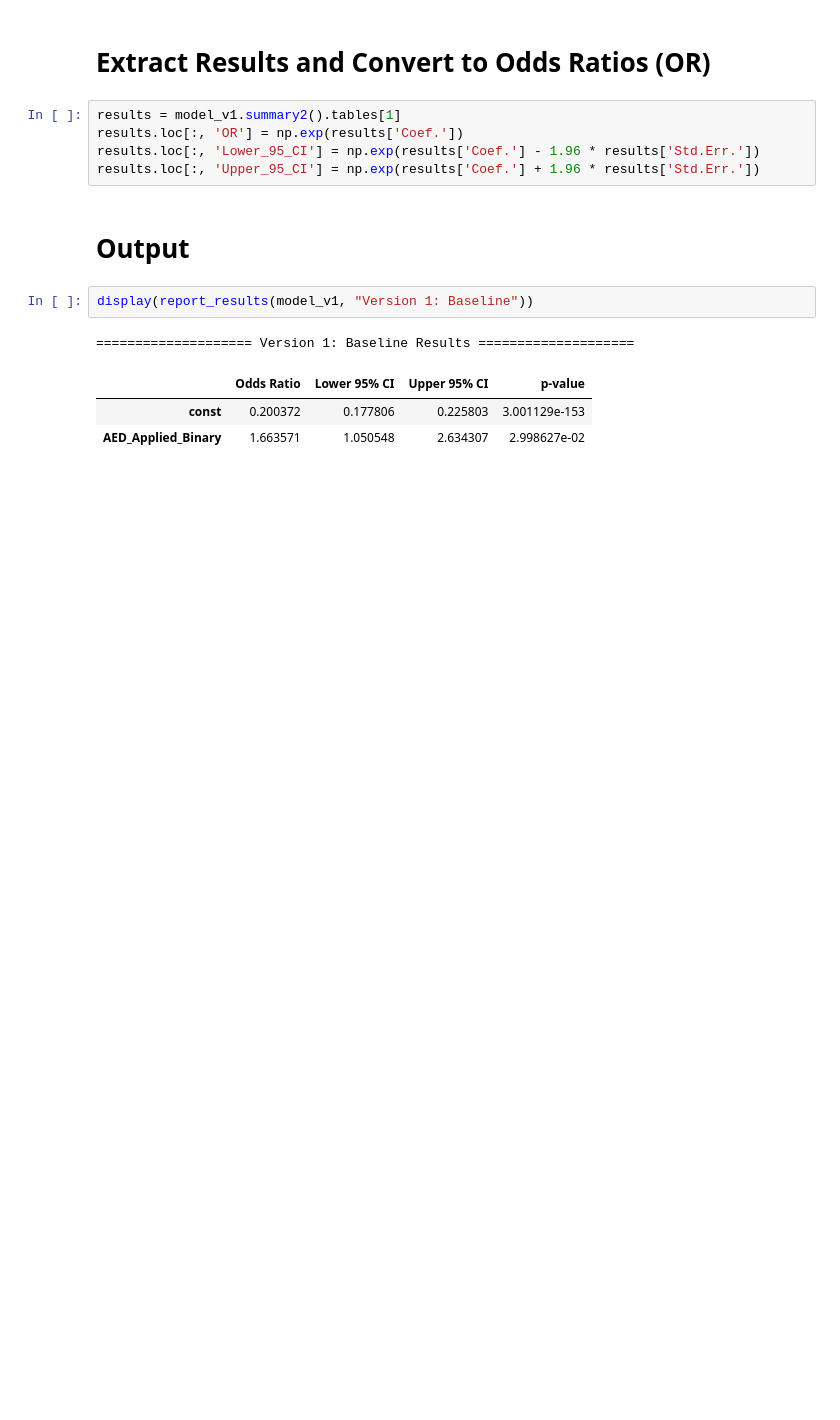
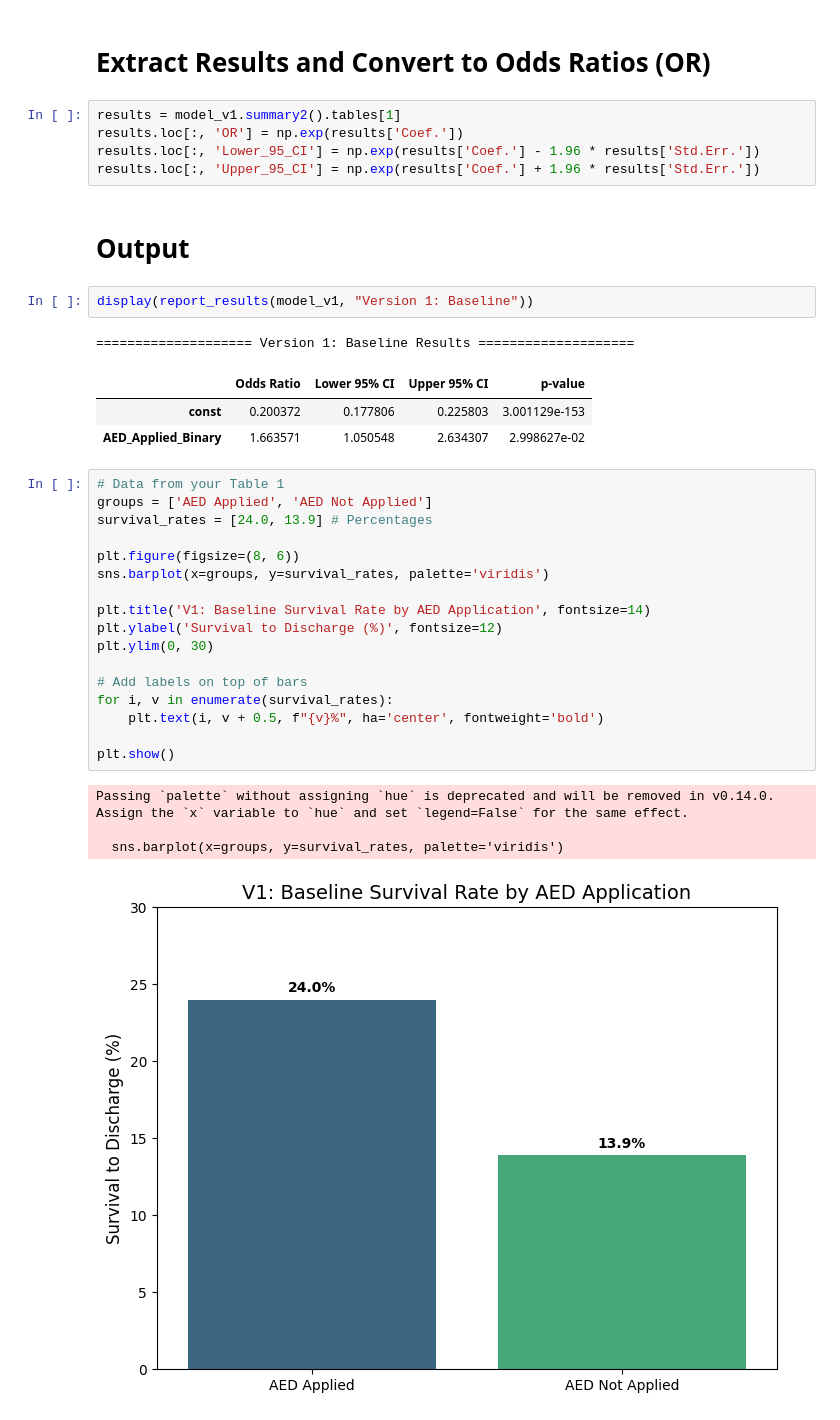
Before and after one commit to axellee1994/AED-OHCA, a Jupyter notebook: src/Survival_Curve_Analysis/Research_Question_1/v1_lr_baseline.ipynb, the cells around one changed output. Drawn from its saved outputs; the diff is of its cells as text; blank space fills up the shorter version.

Commit message:
Added plots to the V1-V4

```diff
--- a/src/Survival_Curve_Analysis/Research_Question_1/v1_lr_baseline.ipynb
+++ b/src/Survival_Curve_Analysis/Research_Question_1/v1_lr_baseline.ipynb
@@ -94,3 +96,25 @@ display(report_results(model_v1, "Version 1: Baseline"))
 |  | Odds Ratio | Lower 95% CI | Upper 95% CI | p-value |
 | const | 0.200372 | 0.177806 | 0.225803 | 3.001129e-153 |
 | AED_Applied_Binary | 1.663571 | 1.050548 | 2.634307 | 2.998627e-02 |
+# %%
+# Data from your Table 1
+groups = ['AED Applied', 'AED Not Applied']
+survival_rates = [24.0, 13.9] # Percentages
+
+plt.figure(figsize=(8, 6))
+sns.barplot(x=groups, y=survival_rates, palette='viridis')
+
+plt.title('V1: Baseline Survival Rate by AED Application', fontsize=14)
+plt.ylabel('Survival to Discharge (%)', fontsize=12)
+plt.ylim(0, 30)
+
+# Add labels on top of bars
+for i, v in enumerate(survival_rates):
+    plt.text(i, v + 0.5, f"{v}%", ha='center', fontweight='bold')
+
+plt.show()
+# %% [output]
+Passing `palette` without assigning `hue` is deprecated and will be removed in v0.14.0. Assign the `x` variable to `hue` and set `legend=False` for the same effect.
+
+  sns.barplot(x=groups, y=survival_rates, palette='viridis')
+[figure, added]
```
Also changed, not shown: parts of 1 cell of this notebook, 2 other files.
